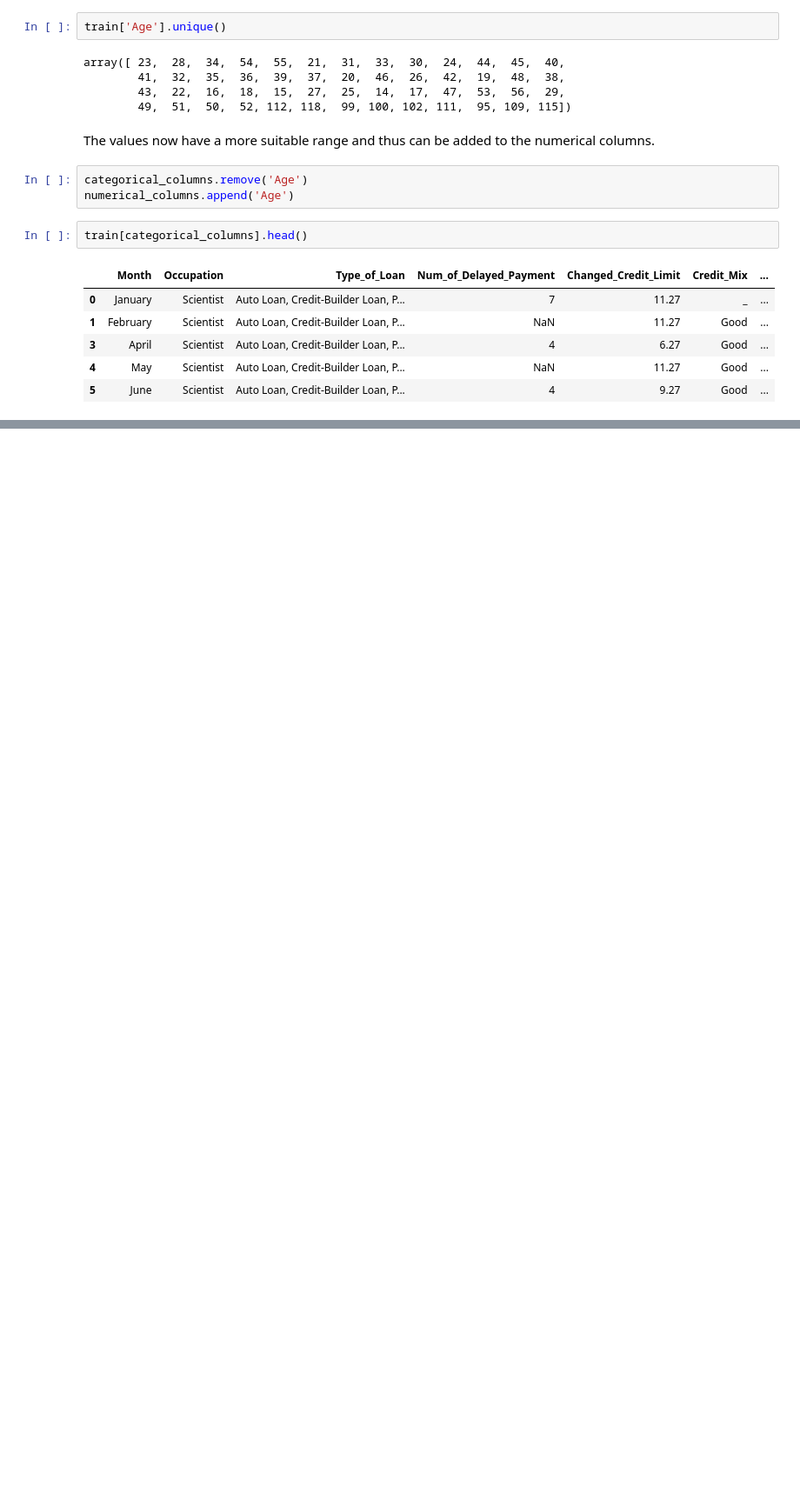
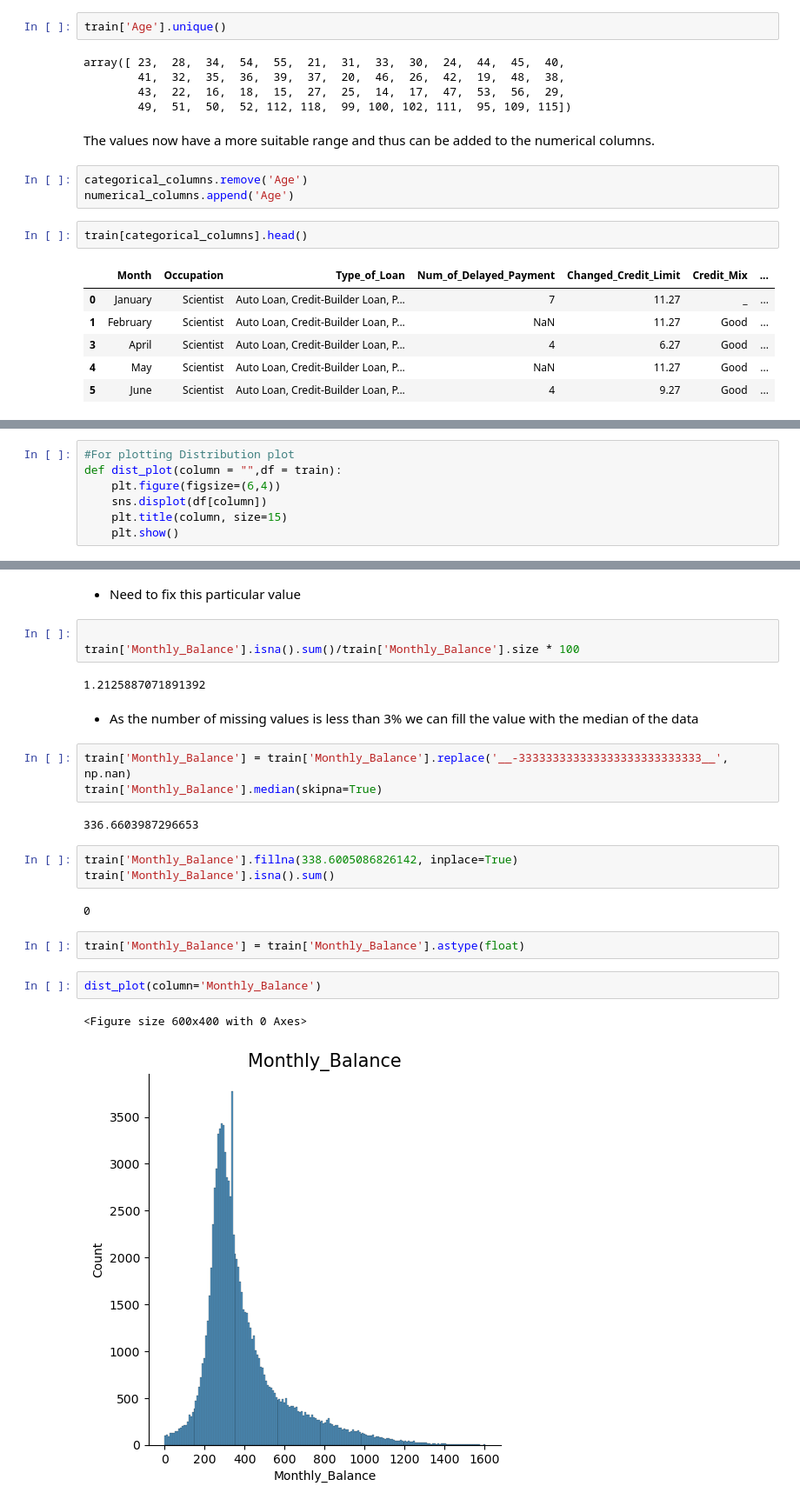
Before and after one commit to SaitejSamudrala/Credit-Score-Classification, a Jupyter notebook: src/main.ipynb, the cells around one changed output, grey strips where cells are left out. Shown: that part at 87% size. Saved outputs shown, nothing was run; the diff lists cells and outputs as text; blank space fills up the shorter version.

```diff
--- a/src/main.ipynb
+++ b/src/main.ipynb
@@ -183,0 +236,7 @@ train[categorical_columns].head()
+# %%
+#For plotting Distribution plot
+def dist_plot(column = "",df = train):
+    plt.figure(figsize=(6,4))
+    sns.displot(df[column])
+    plt.title(column, size=15)
+    plt.show()
@@ -183,0 +285,26 @@ train[categorical_columns].head()
+# %% [markdown]
+- Need to fix this particular value
+# %%
+
+train['Monthly_Balance'].isna().sum()/train['Monthly_Balance'].size * 100
+# %% [output]
+1.2125887071891392
+# %% [markdown]
+- As the number of missing values is less than 3% we can fill the value with the median of the data
+# %%
+train['Monthly_Balance'] = train['Monthly_Balance'].replace('__-333333333333333333333333333__', np.nan)
+train['Monthly_Balance'].median(skipna=True)
+# %% [output]
+336.6603987296653
+# %%
+train['Monthly_Balance'].fillna(338.6005086826142, inplace=True)
+train['Monthly_Balance'].isna().sum()
+# %% [output]
+0
+# %%
+train['Monthly_Balance'] = train['Monthly_Balance'].astype(float)
+# %%
+dist_plot(column='Monthly_Balance')
+# %% [output]
+<Figure size 600x400 with 0 Axes>
+[figure, added]
```
Also changed, not shown: parts of 15 cells of this notebook.
